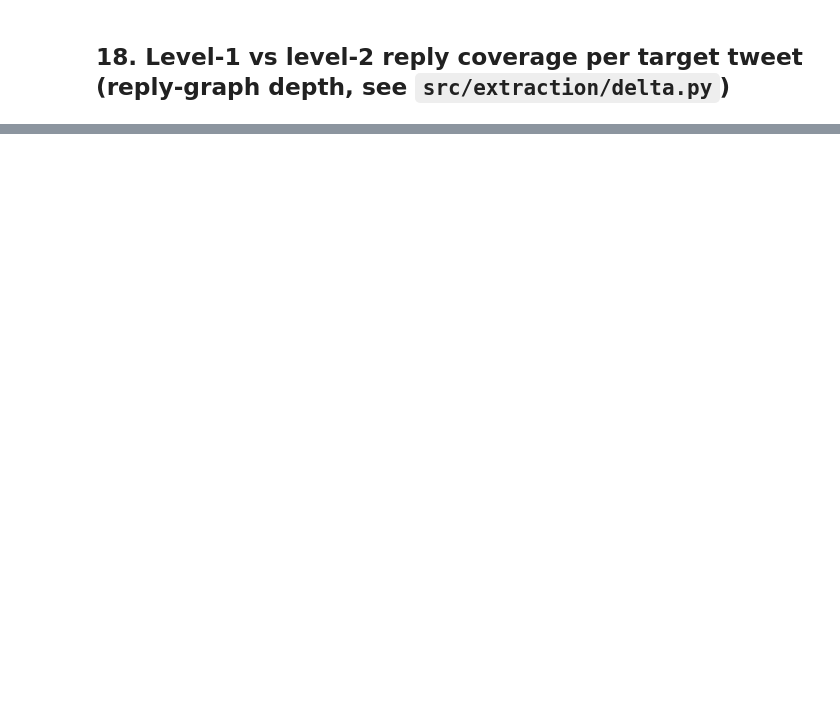
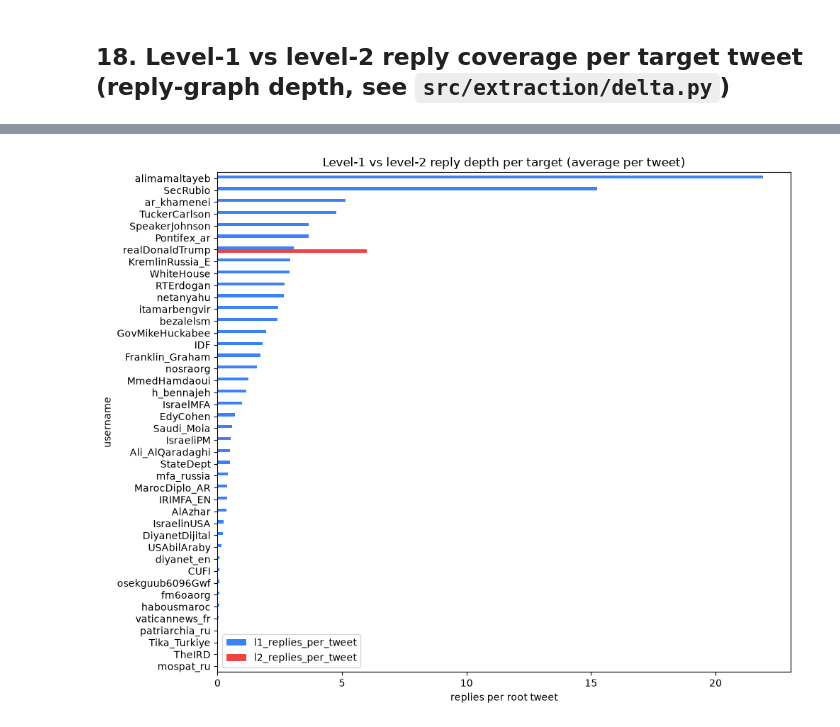
Before and after one commit to zztaouil/twitter-datum, a Jupyter notebook: tools/explore.ipynb, the cells around one changed output, grey strips where cells are left out. Saved outputs shown, nothing was run; the diff lists cells and outputs as text; code cells hidden in the pictures; blank space fills up the shorter version.

```diff
--- a/tools/explore.ipynb
+++ b/tools/explore.ipynb
@@ -507,0 +487,10 @@ per_target_graph.sort_values("l2_replies", ascending=False)
+# %%
+plot_data = per_target_graph[["l1_replies_per_tweet", "l2_replies_per_tweet"]].sort_values("l1_replies_per_tweet", ascending=False)
+fig, ax = plt.subplots(figsize=(10, 8))
+plot_data.plot.barh(ax=ax, color=["#3B82F6", "#EF4444"])
+ax.invert_yaxis()
+ax.set_xlabel("replies per root tweet")
+ax.set_title("Level-1 vs level-2 reply depth per target (average per tweet)")
+plt.tight_layout()
+# %% [output]
+[figure, added]
```
Also changed, not shown: parts of 15 cells of this notebook, 1 other file.
